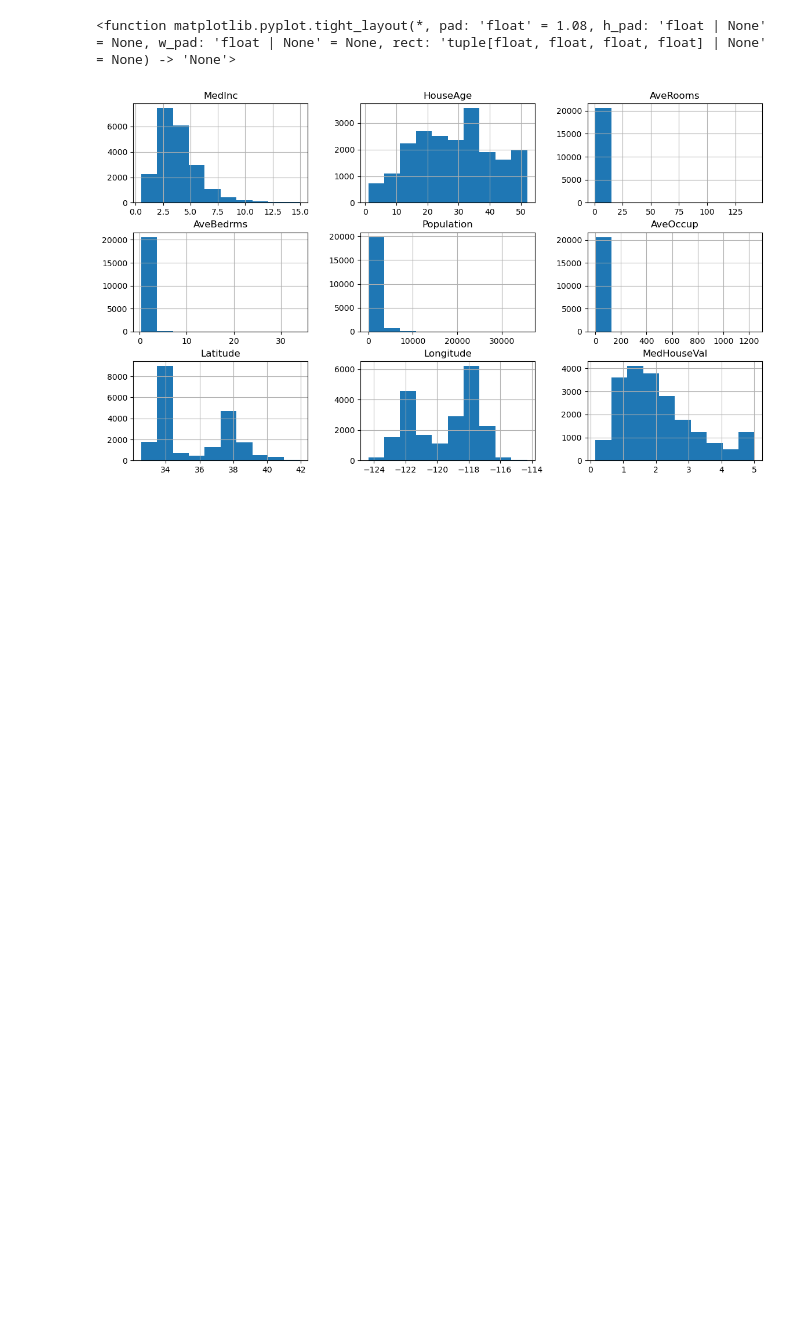
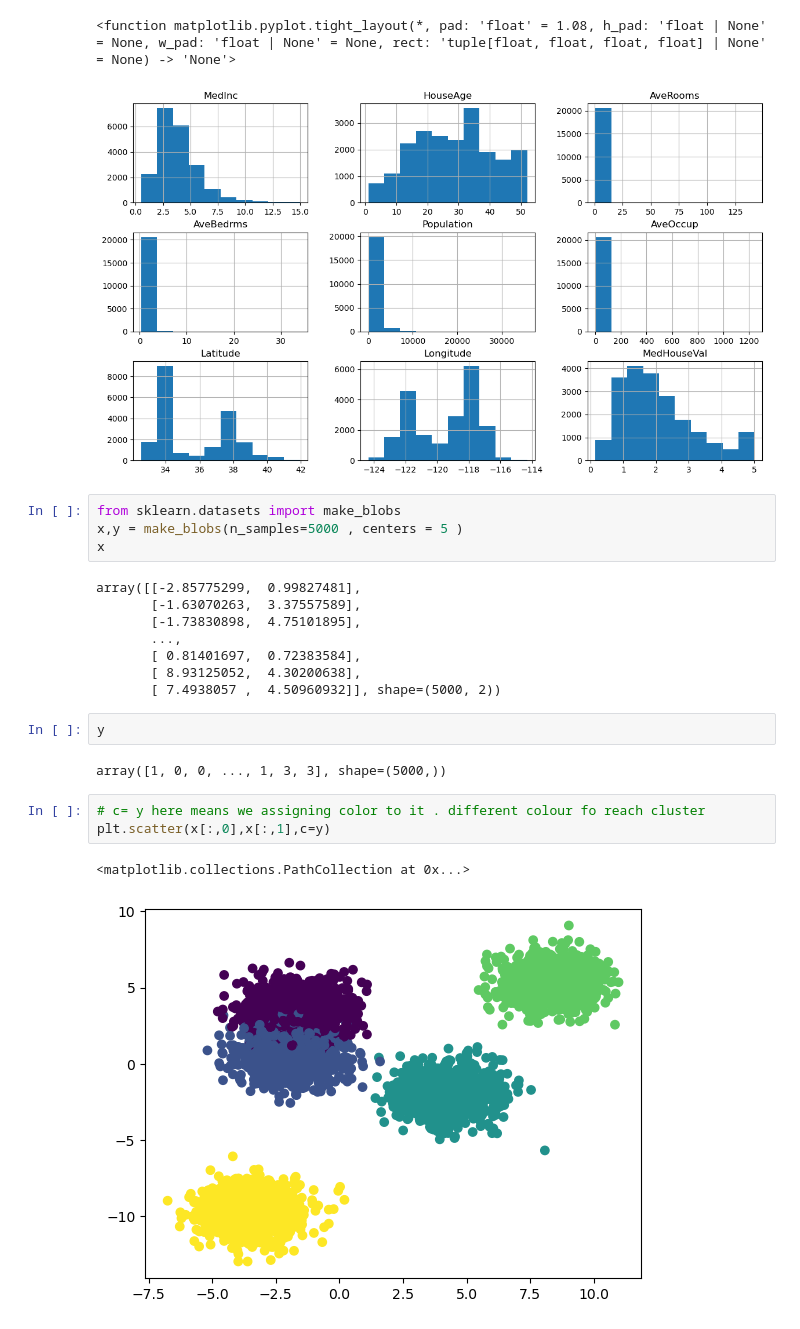
Before and after one commit to ar3missss/scikit-learn, a Jupyter notebook: dataset.ipynb, the cells around one changed output. Drawn from its saved outputs; the diff is of its cells as text; blank space fills up the shorter version.

Commit message:
datasets_over

```diff
--- a/dataset.ipynb
+++ b/dataset.ipynb
@@ -128,3 +125,25 @@ plt.tight_layout
 # %% [output]
 <function matplotlib.pyplot.tight_layout(*, pad: 'float' = 1.08, h_pad: 'float | None' = None, w_pad: 'float | None' = None, rect: 'tuple[float, float, float, float] | None' = None) -> 'None'>
 [figure]
+# %%
+from sklearn.datasets import make_blobs
+x,y = make_blobs(n_samples=5000 , centers = 5 )
+x
+# %% [output]
+array([[-2.85775299,  0.99827481],
+       [-1.63070263,  3.37557589],
+       [-1.73830898,  4.75101895],
+       ...,
+       [ 0.81401697,  0.72383584],
+       [ 8.93125052,  4.30200638],
+       [ 7.4938057 ,  4.50960932]], shape=(5000, 2))
+# %%
+y
+# %% [output]
+array([1, 0, 0, ..., 1, 3, 3], shape=(5000,))
+# %%
+# c= y here means we assigning color to it . different colour fo reach cluster
+plt.scatter(x[:,0],x[:,1],c=y)
+# %% [output]
+<matplotlib.collections.PathCollection at 0x...>
+[figure, added]
```
Also changed, not shown: parts of 3 cells of this notebook.
